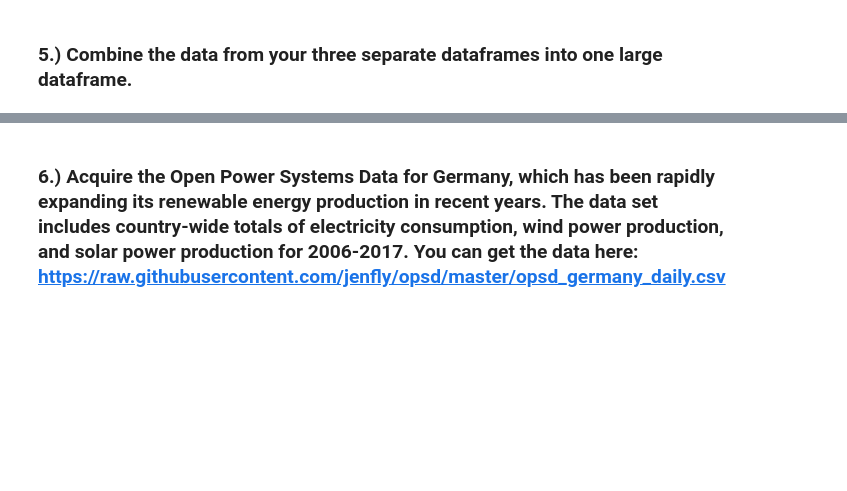
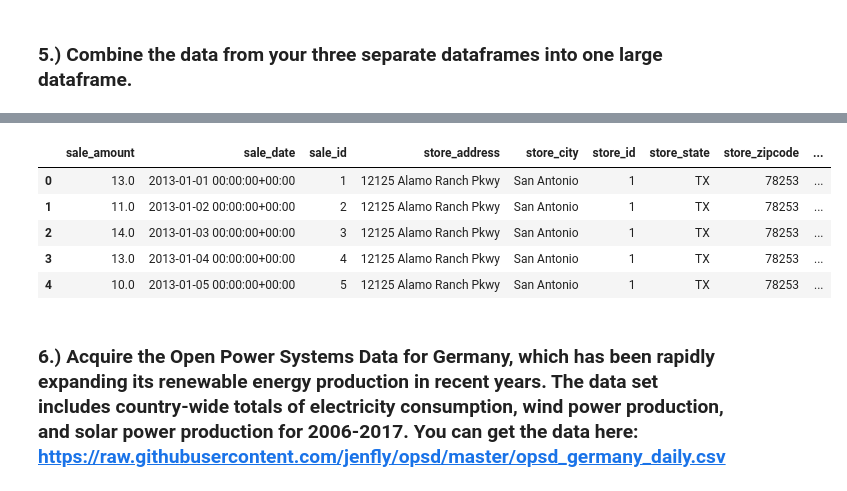
Before and after one commit to nickjoseph210/ds-methodologies-exercises, a Jupyter notebook: time_series/time_series_exercise1.ipynb, the cells around one changed output, grey strips where cells are left out. Drawn from its saved outputs; the diff is of its cells as text; code cells hidden in the pictures; blank space fills up the shorter version.

```diff
--- a/time_series/time_series_exercise1.ipynb
+++ b/time_series/time_series_exercise1.ipynb
@@ -603,3 +696,53 @@ super_df.head()
+# %%
+def get_store_data():
+    """
+    This function checks for csv files
+    for items, sales, and stores, and
+    if there are none, it creates them and
+    merges them into one df that it writes
+    to csv and reads in the future
+    """
+    # check for csv files or create them
+    if os.path.isfile('items.csv'):
+        items_df = pd.read_csv('items.csv', index_col=0)
+    else:
+        items_df = get_df('items')
+
+    if os.path.isfile('stores.csv'):
+        stores_df = pd.read_csv('stores.csv', index_col=0)
+    else:
+        stores_df = get_df('stores')
+
+    if os.path.isfile('sales.csv'):
+        sales_df = pd.read_csv('sales.csv', index_col=0)
+    else:
+        sales_df = get_df('sales')
+
+    if os.path.isfile('big_df.csv'):
+        df = pd.read_csv('big_df.csv', parse_dates=True, index_col='sale_date')
+        return df
+    else:
+        # merge all of the DataFrames into one
+        df = pd.merge(sales_df, stores_df, left_on='store', right_on='store_id').drop(columns={'store'})
+        df = pd.merge(df, items_df, left_on='item', right_on='item_id').drop(columns={'item'})
+
+        # convert sale_date to DateTime Index
+        df['sale_date'] = pd.to_datetime(df.sale_date)
+        df = df.sort_index()
+
+        # write merged DateTime df with all data to directory for future use
+        df.to_csv('big_df.csv')
+        return df
+# %%
+df = get_store_data()
+df.head(5)
+# %% [output]
+|  | sale_amount | sale_date | sale_id | store_address | store_city | store_id | store_state | store_zipcode | ... |
+| 0 | 13.0 | 2013-01-01 00:00:00+00:00 | 1 | 12125 Alamo Ranch Pkwy | San Antonio | 1 | TX | 78253 | ... |
+| 1 | 11.0 | 2013-01-02 00:00:00+00:00 | 2 | 12125 Alamo Ranch Pkwy | San Antonio | 1 | TX | 78253 | ... |
+| 2 | 14.0 | 2013-01-03 00:00:00+00:00 | 3 | 12125 Alamo Ranch Pkwy | San Antonio | 1 | TX | 78253 | ... |
+| 3 | 13.0 | 2013-01-04 00:00:00+00:00 | 4 | 12125 Alamo Ranch Pkwy | San Antonio | 1 | TX | 78253 | ... |
+| 4 | 10.0 | 2013-01-05 00:00:00+00:00 | 5 | 12125 Alamo Ranch Pkwy | San Antonio | 1 | TX | 78253 | ... |
 # %% [markdown]
 ### 6.) Acquire the Open Power Systems Data for Germany, which has been rapidly expanding its renewable energy production in recent years. The data set includes country-wide totals of electricity consumption, wind power production, and solar power production for 2006-2017. You can get the data here: https://raw.githubusercontent.com/jenfly/opsd/master/opsd_germany_daily.csv
 # %%
```
Also changed, not shown: parts of 16 cells of this notebook.
